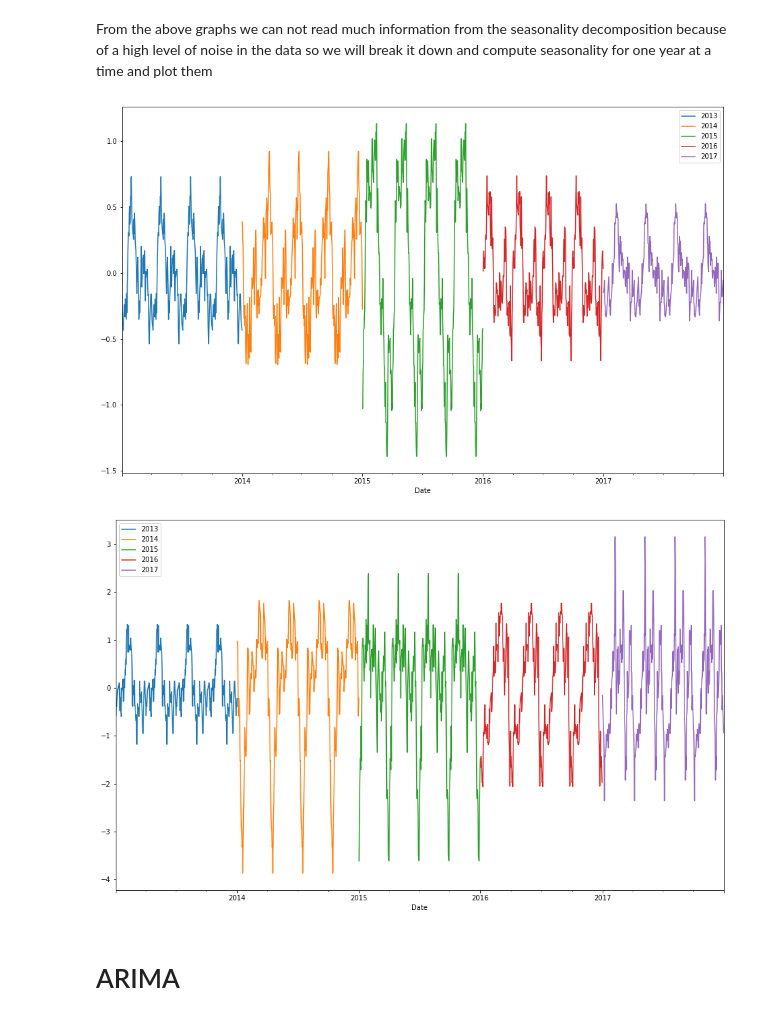
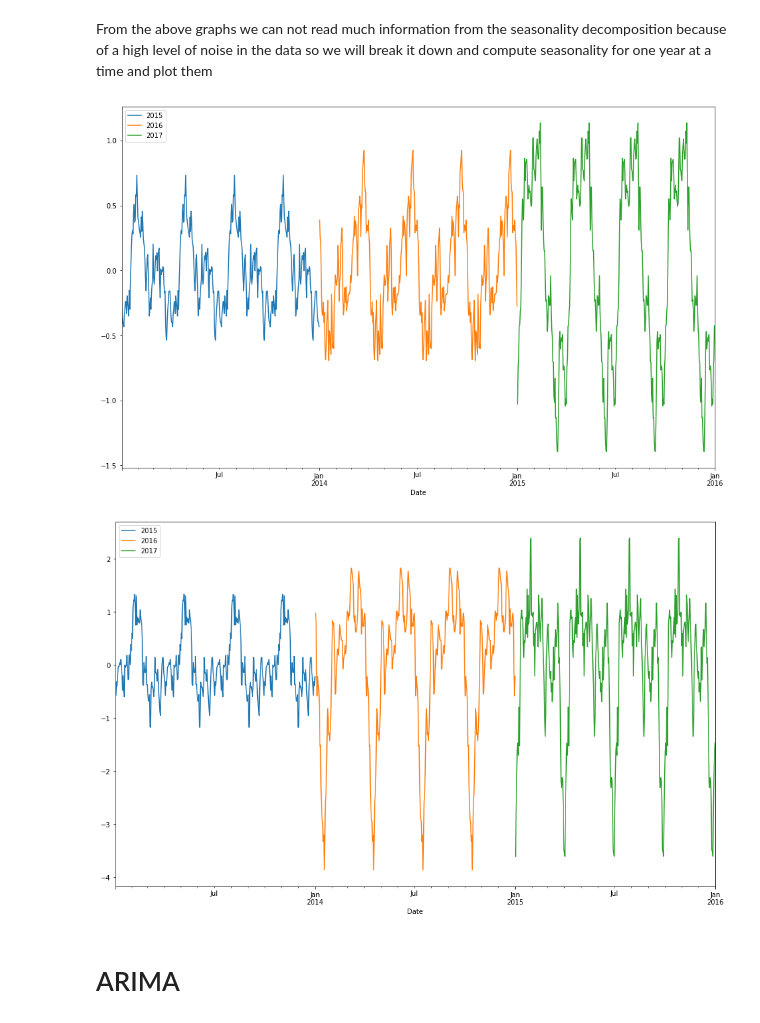
Before and after one commit to aliakbarrehman/DAT550---Data-Mining, a Jupyter notebook: project/Stock Market Analysis.ipynb, the cells around one changed output. Drawn from its saved outputs; the diff is of its cells as text; code cells hidden in the pictures.

```diff
--- a/project/Stock Market Analysis.ipynb
+++ b/project/Stock Market Analysis.ipynb
@@ -157,3 +162,11 @@ mar = resample_daily(mar)
 msft = resample_daily(msft)
 nesn = resample_daily(nesn)
 thyao = resample_daily(thyao)
+# %%
+# Taking average of selected stocks to build a trend for the market
+overAllTrend = pd.DataFrame([eqnr['Close'], mar['Close'], msft['Close'], nesn['Close'], thyao['Close']]).T
+# Calculate rolling mean of adjacent values
+rolling_mean = overAllTrend.rolling(window=10, min_periods=1, center=True).mean()
+# Fill NaN values with rolling mean
+overAllTrend.fillna(rolling_mean, inplace=True)
+overAllTrend = overAllTrend.mean(axis = 1)
@@ -164,6 +179,7 @@ closing_price['MAR'] = mar['Close']
 closing_price['MSFT'] = msft['Close']
 closing_price['NESN.SW'] = nesn['Close']
 closing_price['THYAO.IS'] = thyao['Close']
+closing_price['Trend'] = overAllTrend
 closing_price = closing_price.fillna(0)
 closing_price.head()
 # %% [output]
@@ -229,7 +245,7 @@ plt.show()
 # %% [markdown]
 From the above graphs we can not read much information from the seasonality decomposition because of a high level of noise in the data so we will break it down and compute seasonality for one year at a time and plot them
 # %%
-def plot_yearly_seasonality(series, start = 2013, end = 2018):
+def plot_yearly_seasonality(series, start = 2015, end = 2018):
     from_index = 0
     to_index = 365
     for i in range(start, end):
@@ -241,13 +257,13 @@ def plot_yearly_seasonality(series, start = 2013, end = 2018):
     plt.legend()
     plt.show()
 # %%
-plot_yearly_seasonality(eqnr['Close'])
+plot_yearly_seasonality(closing_price['EQNR'])
 # %% [output]
-[figure, old version]
+[figure, new version]
 # %%
-plot_yearly_seasonality(mar['Close'])
+plot_yearly_seasonality(closing_price['MAR'])
 # %% [output]
-[figure, old version]
+[figure, new version]
 # %% [markdown]
 # ARIMA
 # %% [markdown]
```
Also changed, not shown: parts of 40 cells of this notebook, 6 other files.
